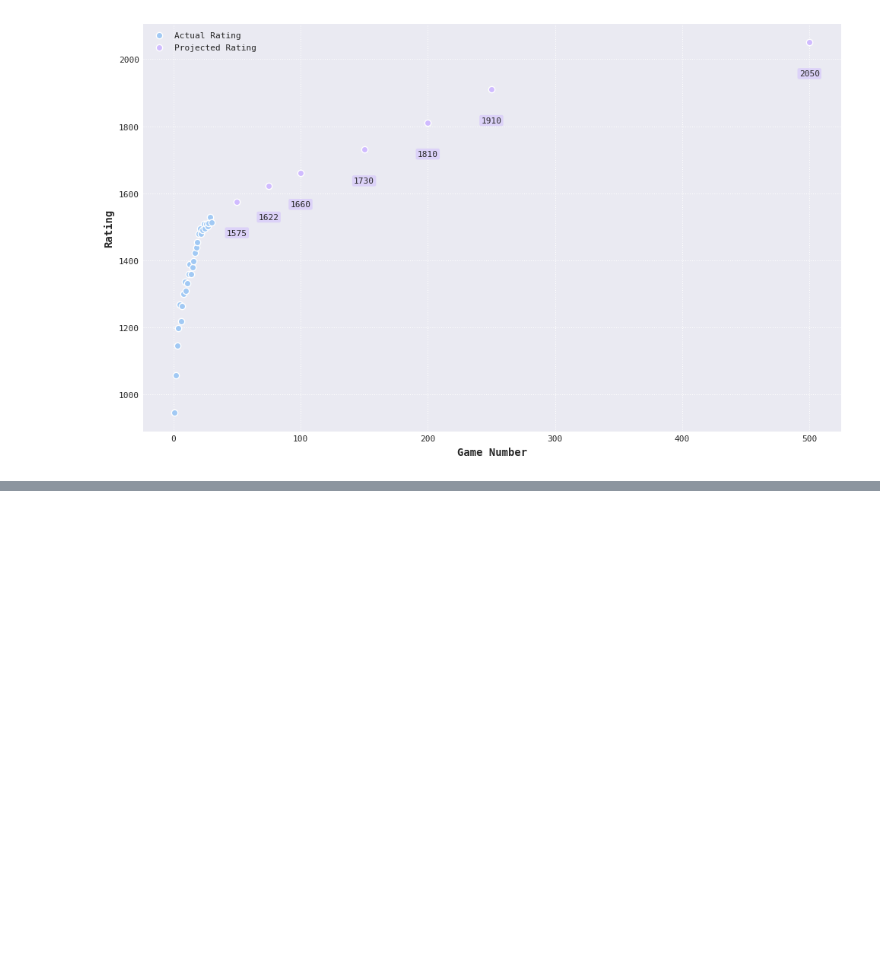
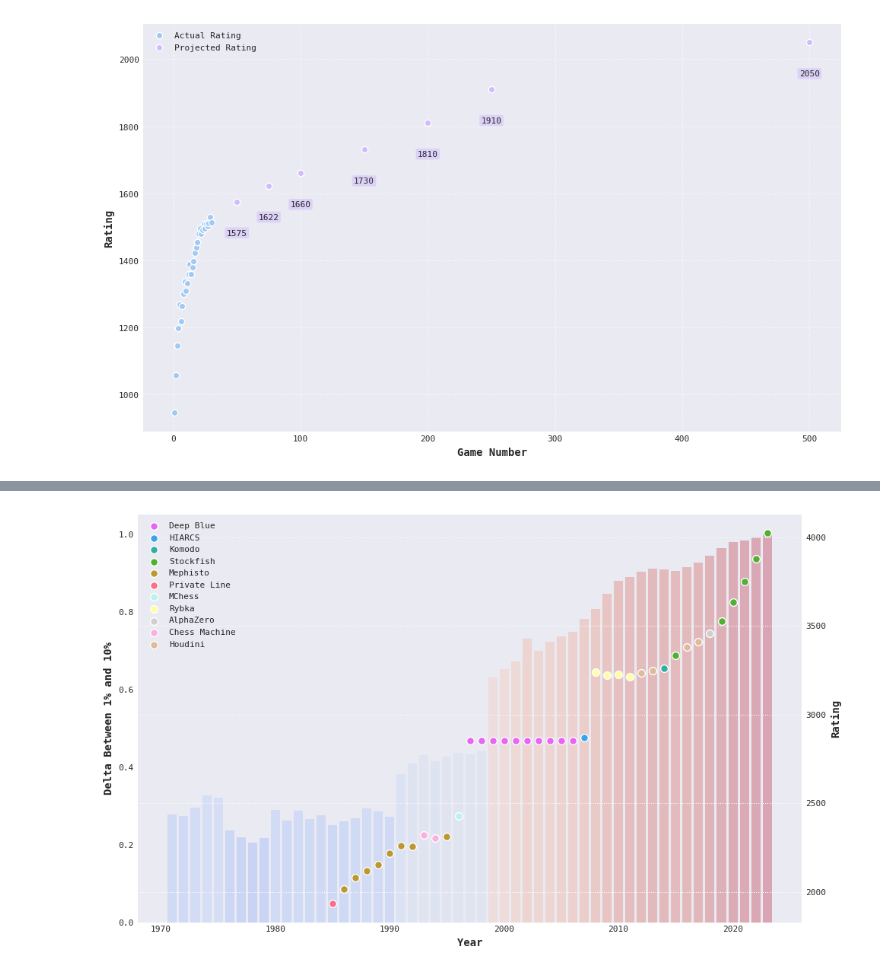
Before and after one commit to jparkington/Project-Mittens, a Jupyter notebook: Charts.ipynb, the cells around one changed output, grey strips where cells are left out. Drawn from its saved outputs; the diff is of its cells as text; code cells hidden in the pictures; blank space fills up the shorter version.

```diff
--- a/Charts.ipynb
+++ b/Charts.ipynb
@@ -372,0 +487,54 @@ plt.tight_layout()
+# %%
+'''
+Bot Ratings vs. Delta Ratings of Top 1% Players and 10% Players
+Plots the highest recorded rating at January of each year across all major chess engines,
+and then uses a bar graph with color coding based on rating deltas to find correlations.
+'''
+
+bot_elo_data = [(1985, "Private Line",  1935), (1986, "Mephisto",      2017), (1987, "Mephisto",  2081), (1988, "Mephisto",  2121),
+                (1989, "Mephisto",      2154), (1990, "Mephisto",      2220), (1991, "Mephisto",  2263), (1992, "Mephisto",  2259),
+                (1993, "Chess Machine", 2322), (1994, "Chess Machine", 2305), (1995, "Mephisto",  2315), (1996, "MChess",    2430),
+                (1997, "Deep Blue",     2853), (1998, "Deep Blue",     2853), (1999, "Deep Blue", 2853), (2000, "Deep Blue", 2853),
+                (2001, "Deep Blue",     2853), (2002, "Deep Blue",     2853), (2003, "Deep Blue", 2853), (2004, "Deep Blue", 2853),
+                (2005, "Deep Blue",     2853), (2006, "Deep Blue",     2853), (2007, "HIARCS",    2871), (2008, "Rybka",     3238),
+                (2009, "Rybka",         3224), (2010, "Rybka",         3227), (2011, "Rybka",     3216), (2012, "Houdini",   3237),
+                (2013, "Houdini",       3250), (2014, "Komodo",        3259), (2015, "Stockfish", 3334), (2016, "Houdini",   3383),
+                (2017, "Houdini",       3411), (2018, "AlphaZero",     3460), (2019, "Stockfish", 3529), (2020, "Stockfish", 3634),
+                (2021, "Stockfish",     3751), (2022, "Stockfish",     3880), (2023, "Stockfish", 4023)]
+
+plt, ax, colors = load_plot()
+
+# Convert the 'Year' column of average_top_1 to integers
+average_top_1['Year'] = average_top_1['Year'].astype(int)
+
+# Find the unique bot names and assign a unique color to each
+unique_bots = list({bot for _, bot, _ in bot_elo_data})
+bot_colors  = dict(zip(unique_bots, colors[-len(unique_bots):][::-1]))
+
+# Plot the 'Normalized' values as a bar chart
+for _, i in average_top_1.iterrows():
+    ax.bar(i['Year'],
+           i['Normalized'],
+           color = cmap(i['Normalized']),
+           alpha = .3)
+
+# Plot the bot data as a scatter plot
+ax2 = ax.twinx()
+for bot in unique_bots:
+    data = [(t[0], t[2]) for t in bot_elo_data if t[1] == bot]
+    ax2.scatter(*zip(*data),
+               label      = bot,
+               color      = bot_colors[bot],
+               marker     = 'o',
+               edgecolors = '1',
+               s          = 50)
+
+# Customize the plot
+ax.set_ylabel('Delta Between 1% and 10%')
+ax.set_xlabel('Year')
+ax.grid(False)
+ax2.set_ylabel('Rating')
+ax2.legend(loc = 'upper left')
+plt.tight_layout()
+# %% [output]
+[figure, added]
```
Also changed, not shown: parts of 2 cells of this notebook, 4 other files.
